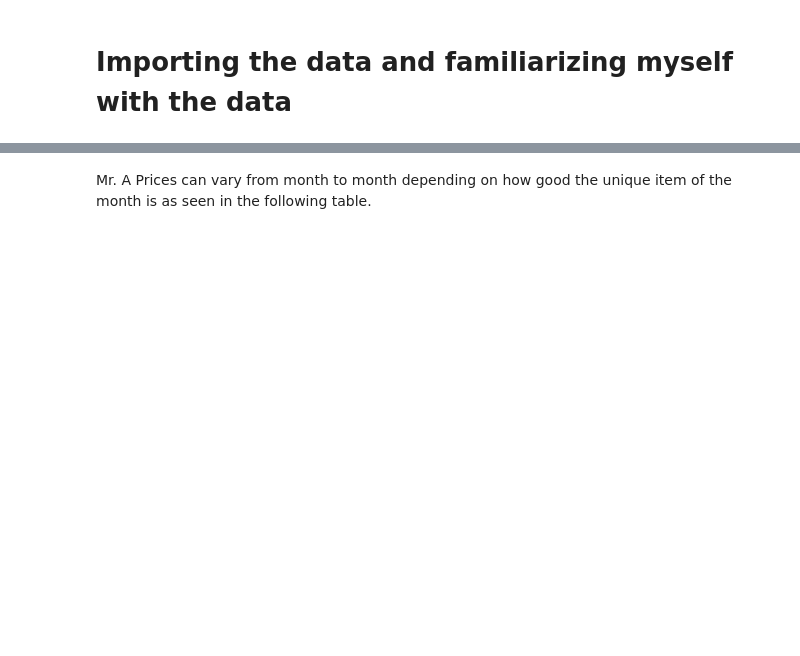
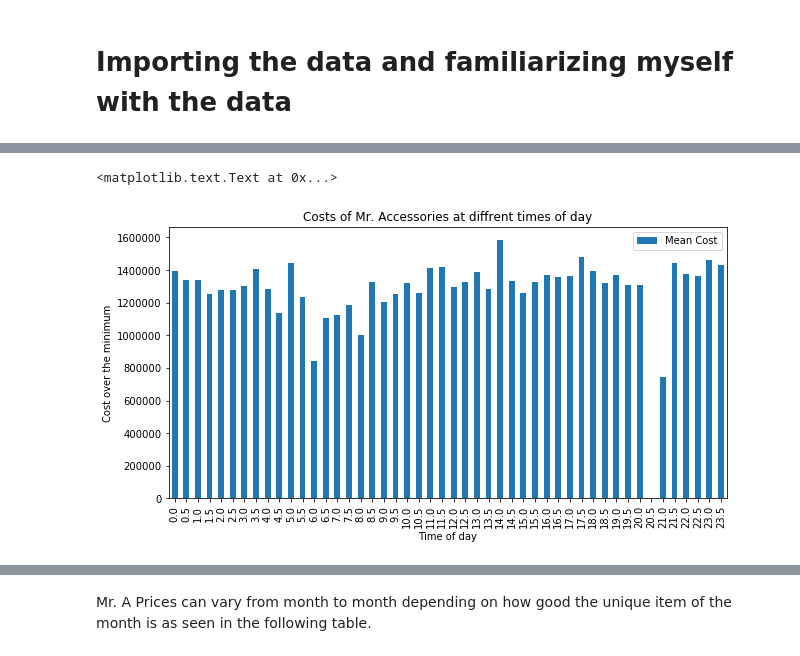
Before and after one commit to AdamJacoby/Kol_Market_Data, a Jupyter notebook: Kol_Data.ipynb, the cells around one changed output, grey strips where cells are left out. Saved outputs shown, nothing was run; the diff lists cells and outputs as text; code cells hidden in the pictures; blank space fills up the shorter version.

```diff
--- a/Kol_Data.ipynb
+++ b/Kol_Data.ipynb
@@ -156,0 +97,9 @@ Day_of_Month_Data.head()
+# %%
+#Graph price vs time of day
+Price_Plot = Price_Data.plot(x='Time',y='Mean Cost',kind='bar',figsize=(10,5))
+Price_Plot.set_ylabel('Cost over the minimum')
+Price_Plot.set_xlabel('Time of day')
+Price_Plot.set_title('Costs of Mr. Accessories at diffrent times of day')
+# %% [output]
+<matplotlib.text.Text at 0x...>
+[figure, added]
```
Also changed, not shown: parts of 87 cells of this notebook.
